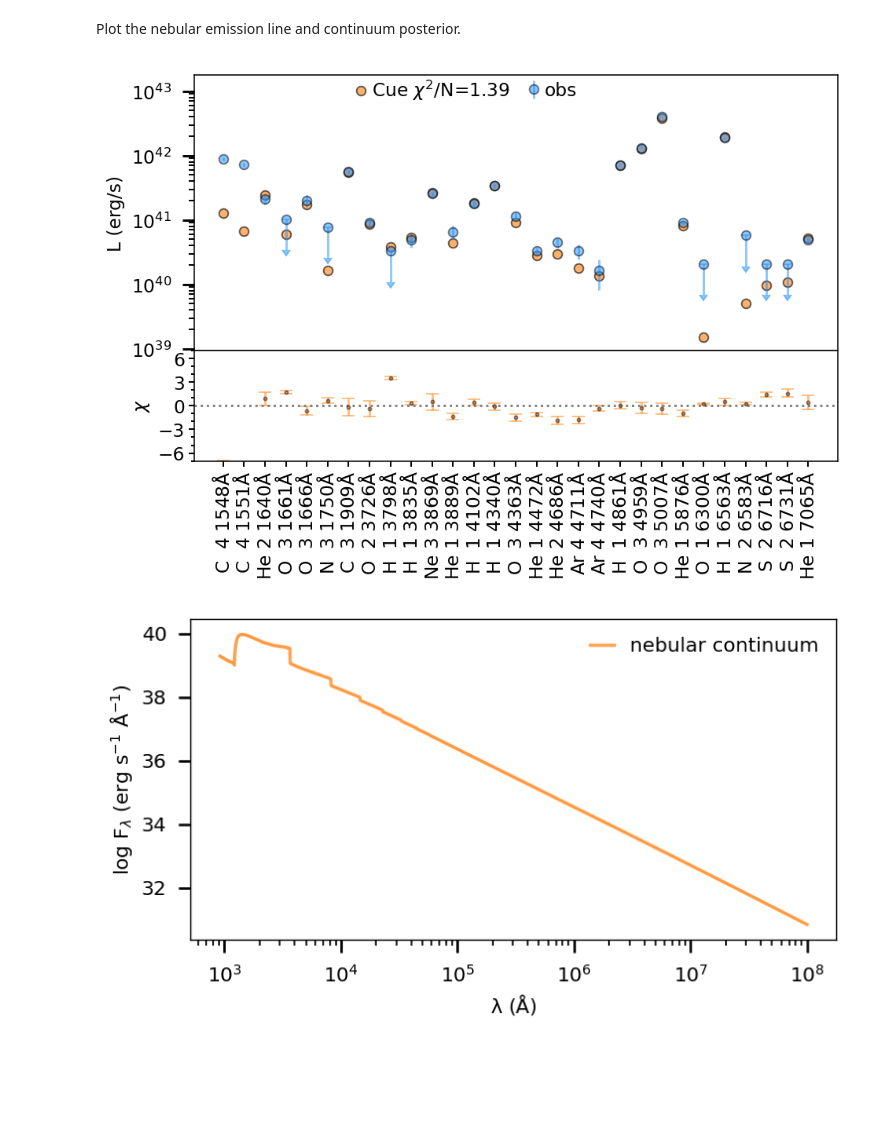
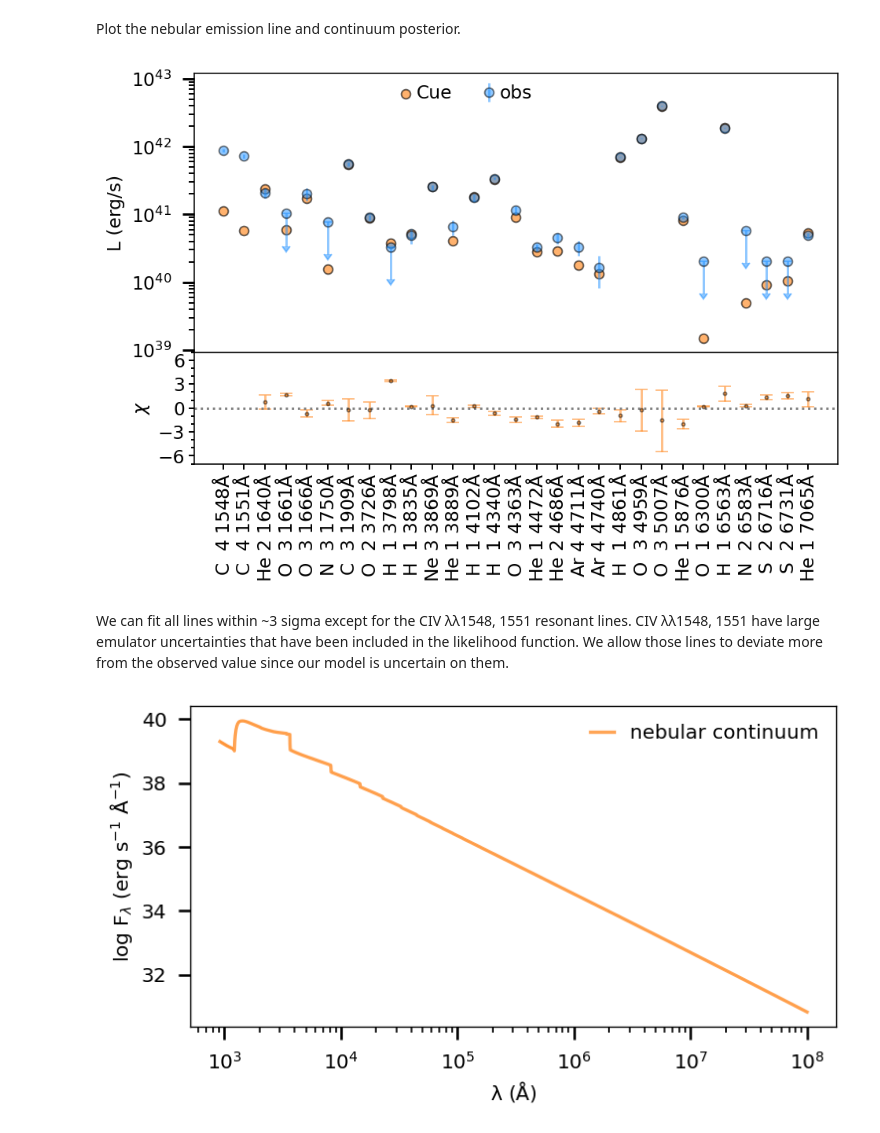
Before and after one commit to yi-jia-li/cue, a Jupyter notebook: demo/cue_demo.ipynb, the cells around one changed output. Cells and saved outputs as stored; diff of their text form; code cells hidden in the pictures; blank space fills up the shorter version.

```diff
--- a/demo/cue_demo.ipynb
+++ b/demo/cue_demo.ipynb
@@ -49,18 +54,20 @@ Cue has ~5% emission line errors. For some high ionization state lines, their er
 wav_ind, = np.where((obs['line_lum']!=0) | (obs['line_lum_up']!=0))
 wav_ind_obs, = np.where(obs['line_lum']!=0)
 wav_ind_up, = np.where(obs['line_lum_up']!=0)
+
 SN_obs = np.zeros_like(obs['line_lum'])
 SN_obs[wav_ind_obs] = obs['line_lum'][wav_ind_obs]/obs['line_lum_unc'][wav_ind_obs]
+SN_obs[wav_ind_up] = 3
 
 # S/N of the emulator test data set, here the noise is the emulator uncertainty
 with open(resource_filename("cue", "data/nn_stats_v0.pkl"), 'rb') as f:
        nn_stats = pickle.load(f)
 SN_nn = nn_stats['SN_quantile'][1][np.argsort(nn_stats['wav'])]
 
-# combined the observed SN and the emulator SN
-SN_new = 1./np.sqrt(1./np.minimum(SN_obs[wav_ind_obs], 10)**2 + 1./SN_nn[wav_ind_obs]**2)
+# combine the observed SN and the emulator SN to estimate the noise for the measured lines
+SN_obs[wav_ind_obs] = 1./np.sqrt(1./SN_obs[wav_ind_obs]**2 + 1./SN_nn[wav_ind_obs]**2)
 line_noise = np.zeros_like(obs['line_lum'])
-line_noise[wav_ind_obs] = (obs['line_lum'][wav_ind_obs]/SN_new)
+line_noise[wav_ind_obs] = (obs['line_lum'][wav_ind_obs]/SN_obs[wav_ind_obs])
 line_noise[wav_ind_up] = obs['line_lum_unc'][wav_ind_up]
 line_var = line_noise**2
 # %% [markdown]
@@ -155,16 +162,23 @@ We translate the power-law parameters to the ionizing spectrum $F_\nu$ posterior
 # Here ionparam2norm() calculate the power-law indexes and normalizations from the Cue parameters
 # It does the conversion of the ratios of the power-law segments to the normalizations.
 # get_loglinear_spectra() calculates the 4-segment power-law ionizing spectrum based on the power-law parameters.
-# We then renormalize the ionizing spectrum based on the logQ (given by U and nH).
-wavelength = np.load(resource_filename("cue", "data/Powerlaw_wavelength.npy"))
+# We then renormalize the ionizing spectrum based on the Q(U, nH) to get the inferred ionizing spectrum shape.
+# The Qtotal function calculate the ionizing photon output at each segment given the power-law parameters. We scale Qs to match with total Qion
+wavelength = np.load(resource_filename("cue", "data/Powerlaw_wavelength.npy")) # a wavelength grid at 1-2000AA, can be replaced with a different grid
 posterior_Fnu = list()
+posterior_Qs = list()
+
 for this_par in cue_results['samples']:
     this_spec = get_loglinear_spectra(wavelength, ionparam2norm(this_par)[0])
     Qnorm = calcQ(wavelength, this_spec[:len(wavelength)])
     this_spec[:len(wavelength)] = this_spec[:len(wavelength)]*\
-    10**logQ(this_par[7], lognH=this_par[8])/Qnorm
+                                  10**logQ(this_par[7], lognH=this_par[8])/Qnorm
+    this_Qs = 10**Qtotal(ionparam2norm(this_par)[0])
+    posterior_Qs.append(10**this_par[12]/np.sum(this_Qs)*this_Qs)
     posterior_Fnu.append(this_spec)
+
 posterior_Fnu = np.array(posterior_Fnu)
+posterior_Qs = np.array(posterior_Qs)
 # %% [markdown]
 Calculate the nebular emission line and continuum posterior.
 # %%
@@ -290,15 +327,15 @@ for i in range(len(new_sorted_line_name)):
     shortened_sorted_line_name.append(new_name)
 shortened_sorted_line_name = np.array(shortened_sorted_line_name)
 # %%
-# goodness of fit function for emission lines
+# goodness of fit function for emission lines.
+# The noise here is only the observational noise, different than the one in likelihood function, where we also account for the emulator noise.
 def chi_lines(fit):
     chi = np.zeros_like(obs["line_lum"])
-    chi[wav_ind_obs] = (fit[wav_ind_obs]-obs["line_lum"][wav_ind_obs]) / np.maximum(obs["line_lum_unc"][wav_ind_obs],
-                                                                                    obs["line_lum"][wav_ind_obs]/10)
+    chi[wav_ind_obs] = (fit[wav_ind_obs]-obs["line_lum"][wav_ind_obs]) / obs["line_lum_unc"][wav_ind_obs]
     chi[wav_ind_up] = (fit[wav_ind_up]-0) / obs["line_lum_unc"][wav_ind_up]
 
     chisq = np.sum(chi**2)
-    ndof = len(chi)
+    ndof = len(chi[wav_ind])
     reduced_chisq = chisq/(ndof)
 
     return reduced_chisq, chi
@@ -312,7 +349,7 @@ fig, ([line_lum_ax,line_lum_resid_ax]) = plt.subplots(2, 1, #sharex=True,
 linechi_low = chi_lines(low_line)[1]
 linechi_up = chi_lines(up_line)[1]
 linechi_med = chi_lines(med_line)[1]
-reduced_chisq = chi_lines(med_line)[0]
+#reduced_chisq = chi_lines(med_line)[0]
 
 for ind in wav_ind:
     if ind in wav_ind_obs:
@@ -325,39 +362,41 @@ for ind in wav_ind:
              marker='o', ls=' ', color='dodgerblue', markeredgecolor='k', alpha=0.5)
     if ind in wav_ind_up:
         line_lum_ax.errorbar(shortened_sorted_line_name[ind], obs["line_lum_up"][ind], yerr=obs["line_lum_up"][ind]/1.5,
              marker='o', ls=' ', uplims=True, color='dodgerblue', markeredgecolor='k', alpha=0.5, capsize=2.5)
 line_lum_ax.scatter(shortened_sorted_line_name[wav_ind], med_line[wav_ind],
                     marker='o', color='C1', edgecolor='k', alpha=0.6,
-                    label="Cue $\chi^2$/N="+"{:.2f}".format(reduced_chisq))
+                    label="Cue")
 
 line_lum_ax.legend(framealpha=0., handletextpad=0.08, labelspacing=0.05,
-                   ncol=2, columnspacing=0.8, handlelength=1.0,
-                   loc='upper center', bbox_to_anchor=(0.42, 1.05));
+                   ncol=2, columnspacing=1.5, handlelength=1.0,
+                   loc='upper center', bbox_to_anchor=(0.42, 1.02));
 line_lum_ax.set_ylabel(r'L (erg/s)')
 line_lum_ax.set_yscale('log')
-line_lum_ax.set_ylim(line_lum_ax.get_ylim()[0]*0.92, line_lum_ax.get_ylim()[1]*3)
-#line_lum_ax.yaxis.set_minor_locator(matplotlib.ticker.LogLocator(numticks=999, subs="auto"))
+line_lum_ax.set_ylim(line_lum_ax.get_ylim()[0]*0.92, line_lum_ax.get_ylim()[1]*2)
+line_lum_ax.yaxis.set_minor_locator(matplotlib.ticker.LogLocator(numticks=999, subs="auto"))
 line_lum_ax.tick_params(axis="x", labelbottom=False)
 
 line_lum_resid_ax.sharex(line_lum_ax)
 line_lum_resid_ax.errorbar(shortened_sorted_line_name[wav_ind], linechi_med[wav_ind],
                            yerr=[linechi_med[wav_ind]-linechi_low[wav_ind], linechi_up[wav_ind]-linechi_med[wav_ind]],
                            color='C1', marker='o', markersize=2, linestyle=' ',
                            markeredgecolor='k', alpha=0.5, capsize=4,)
 resid_ymax = np.min([np.abs(line_lum_resid_ax.get_ylim()).max()*1.05,7])
 line_lum_resid_ax.set_ylim(-resid_ymax,resid_ymax)
 line_lum_resid_ax.tick_params('both', pad=2.5, size=3.5, width=1.0, which='both')
 line_lum_resid_ax.yaxis.set_major_locator(matplotlib.ticker.MaxNLocator(5))
 line_lum_resid_ax.yaxis.set_minor_locator(matplotlib.ticker.MultipleLocator(1))
 line_lum_resid_ax.tick_params(which='minor', length=2)
 line_lum_resid_ax.set_ylabel(r'$\chi$');
 # extra line
 line_lum_resid_ax.axhline(0, linestyle=':', color='grey')
 plt.xticks(rotation=90);
 
 plt.tight_layout()
 # %% [output]
-[figure, old version]
+[figure, new version]
+# %% [markdown]
+We can fit all lines within ~3 sigma except for the CIV λλ1548, 1551 resonant lines. CIV λλ1548, 1551 have large emulator uncertainties that have been included in the likelihood function. We allow those lines to deviate more from the observed value since our model is uncertain on them.
 # %%
 # plot nebular continuum prediction
 plt.figure(figsize=(7,3.5), dpi=120)
```
Also changed, not shown: parts of 13 cells of this notebook, 1 other file.
